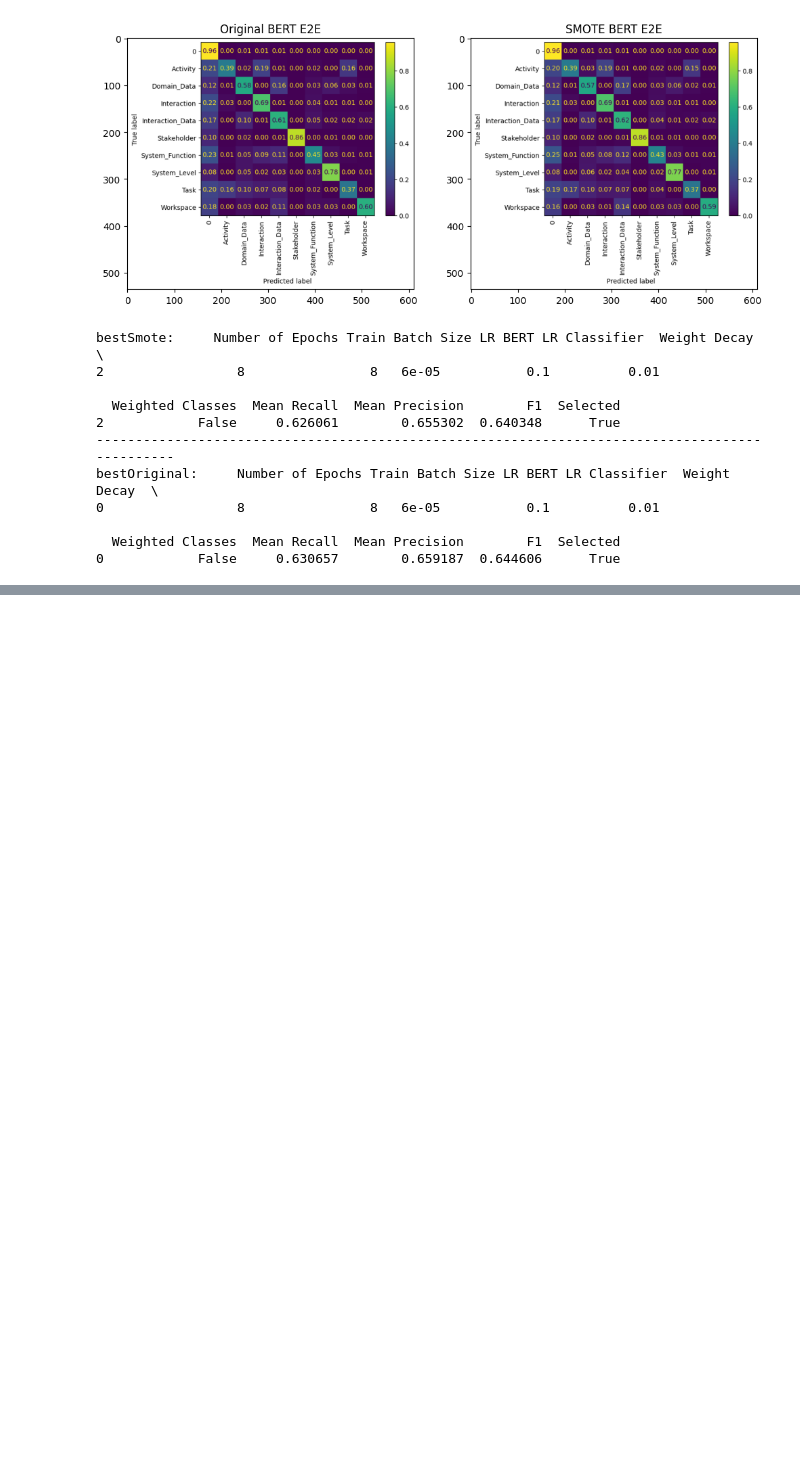
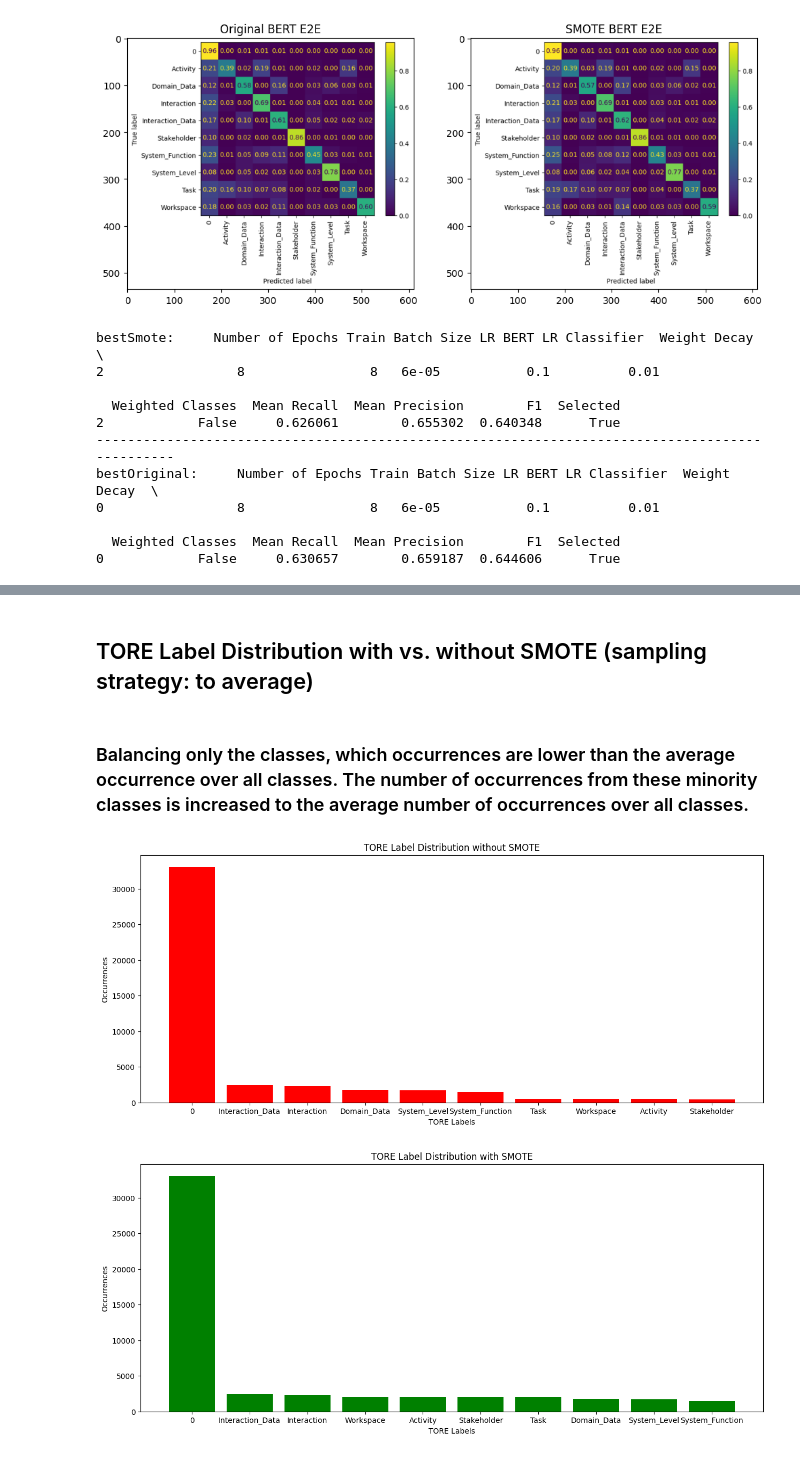
Before and after one commit to feeduvl/uvl-tore-classifier-bert, a Jupyter notebook: evaluation/smote_comparison_experiments.ipynb, the cells around one changed output, grey strips where cells are left out. Saved outputs shown, nothing was run; the diff lists cells and outputs as text; code cells hidden in the pictures; blank space fills up the shorter version.

```diff
--- a/evaluation/smote_comparison_experiments.ipynb
+++ b/evaluation/smote_comparison_experiments.ipynb
@@ -245,0 +318,25 @@ bestOriginal:     Number of Epochs Train Batch Size LR BERT LR Classifier  Weigh
+# %% [markdown]
+## TORE Label Distribution with vs. without SMOTE (sampling strategy: to average)
+# %% [markdown]
+### Balancing only the classes, which occurrences are lower than the average occurrence over all classes. The number of occurrences from these minority classes is increased to the average number of occurrences over all classes.
+# %%
+experimentSMOTE = mlflow.get_experiment_by_name("SMOTE_BERT_TORE_CATEGORIES_AVERAGE")
+
+keysOriginal, valuesOriginal, keysSMOTE, valuesSMOTE = getLabelDistribution(experimentSMOTE)
+
+plt.figure(figsize=(15, 6))
+plt.bar(keysOriginal, valuesOriginal, color= 'red')
+plt.xlabel('TORE Labels')
+plt.ylabel('Occurrences')
+plt.title('TORE Label Distribution without SMOTE')
+plt.show()
+
+plt.figure(figsize=(15, 6))
+plt.bar(keysSMOTE, valuesSMOTE, color= 'green')
+plt.xlabel('TORE Labels')
+plt.ylabel('Occurrences')
+plt.title('TORE Label Distribution with SMOTE')
+plt.show()
+# %% [output]
+[figure, added]
+[figure, added]
```
Also changed, not shown: parts of 17 cells of this notebook, 4 other files.
